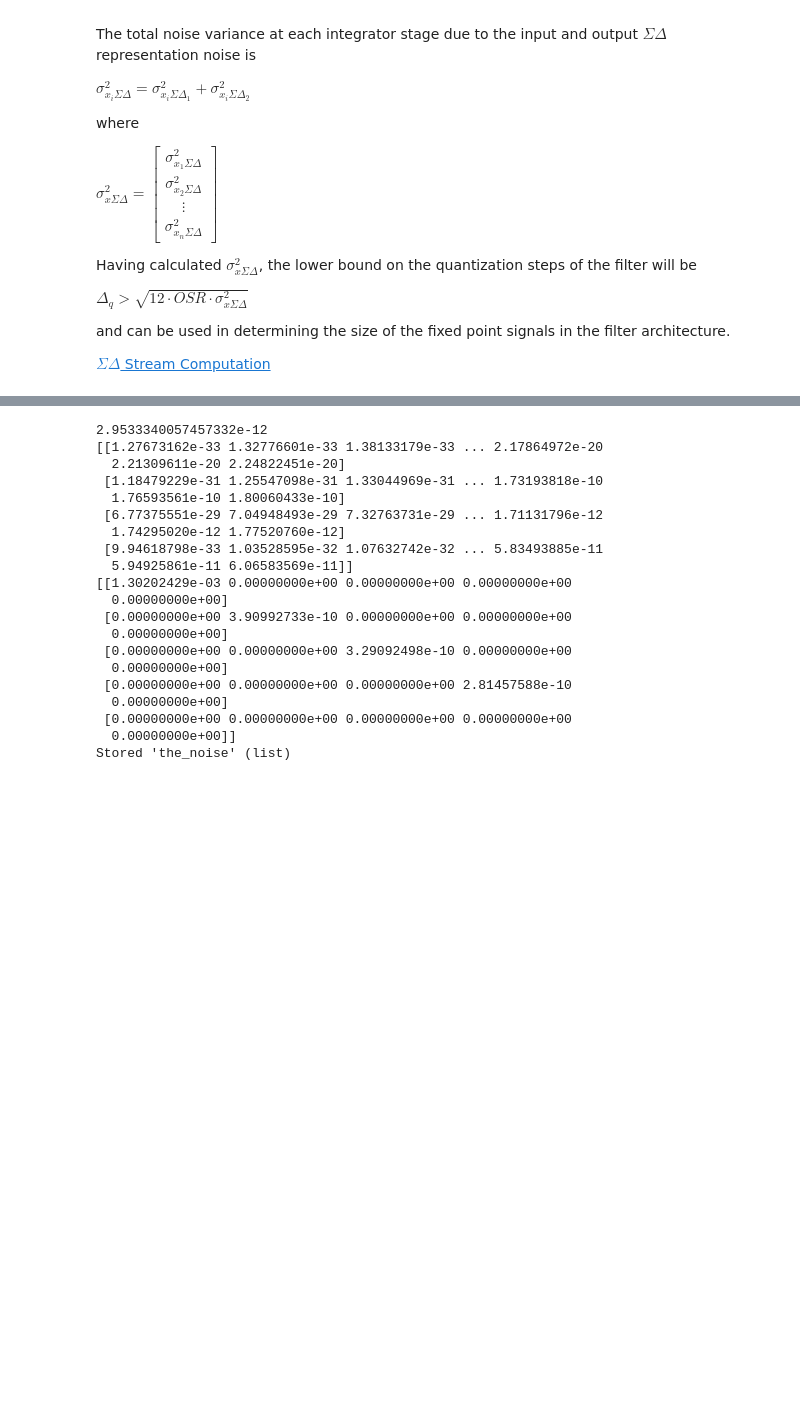
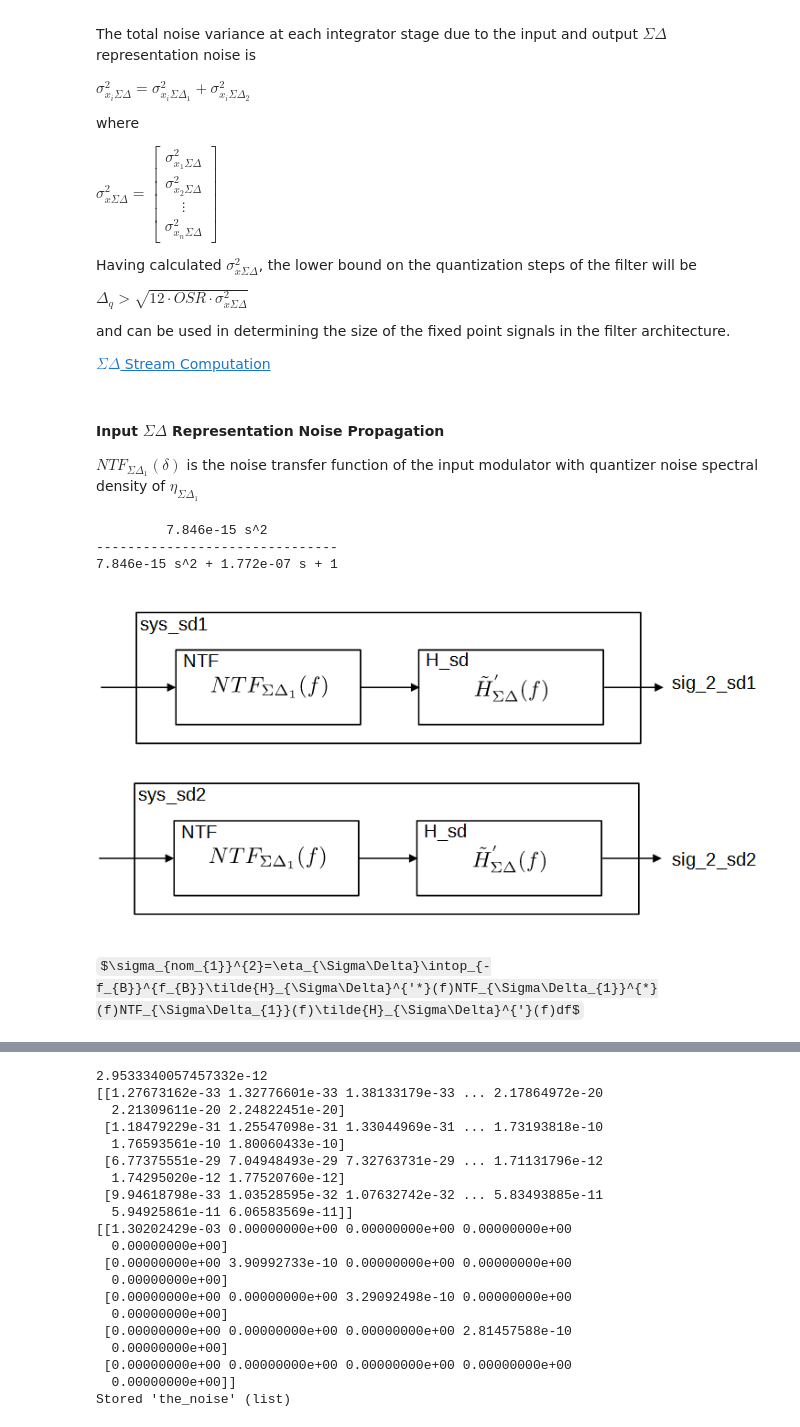
Before and after one commit to forrest-brewer/delta-control, a Jupyter notebook: notebooks/4_dDFIIt_noise_gain.ipynb, the cells around one changed output, grey strips where cells are left out. Drawn from its saved outputs; the diff is of its cells as text; code cells hidden in the pictures; some formulas as TeX source; blank space fills up the shorter version.

```diff
--- a/notebooks/4_dDFIIt_noise_gain.ipynb
+++ b/notebooks/4_dDFIIt_noise_gain.ipynb
@@ -152,3 +153,23 @@ ts = 1/fs      # sampling period
 # %%
 %store -r
 [Ad,Bd,Cd,Dd,k,k_inv,T0,Ts,f,ts,alpha,beta] = the_delta_filter
+# %% [markdown]
+#### Input $\Sigma\Delta$ Representation Noise Propagation
+
+$NTF_{\Sigma\Delta_{1}}\left(\delta\right)$ is the noise transfer function of the input modulator with quantizer noise spectral density of $\eta_{\Sigma\Delta_{1}}$
+# %%
+# % Sigma Delta Specifications (2nd Order)
+n_sd = ts/3
+NTF_num = [ts**2, 0, 0]
+NTF_den = [ts**2, 2*ts, 1]
+NTF = control.tf(NTF_num, NTF_den)
+print(NTF)
+NTF = control.ss(control.tf(NTF_num, NTF_den))
+# %% [output]
+         7.846e-15 s^2
+-------------------------------
+7.846e-15 s^2 + 1.772e-07 s + 1
+# %%
+Image(filename='./Figures/sd_input_noise.PNG')
+# %% [output]
+[figure, added]
@@ -154,0 +196,2 @@ ts = 1/fs      # sampling period
+# %% [markdown]
+$\sigma_{nom_{1}}^{2}=\eta_{\Sigma\Delta}\intop_{-f_{B}}^{f_{B}}\tilde{H}_{\Sigma\Delta}^{'*}(f)NTF_{\Sigma\Delta_{1}}^{*}(f)NTF_{\Sigma\Delta_{1}}(f)\tilde{H}_{\Sigma\Delta}^{'}(f)df$
```
Also changed, not shown: parts of 15 cells of this notebook, 5 other files.
